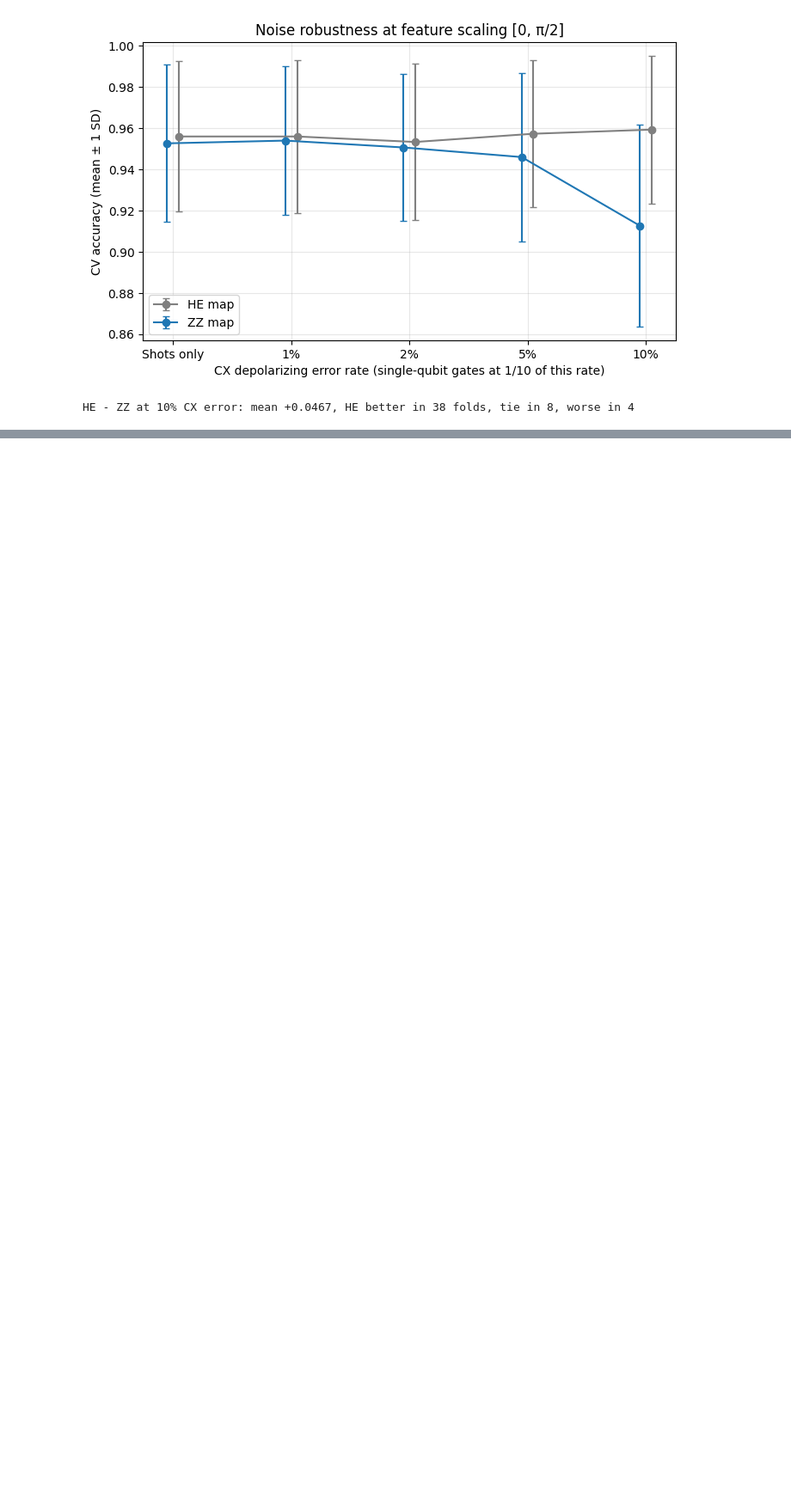
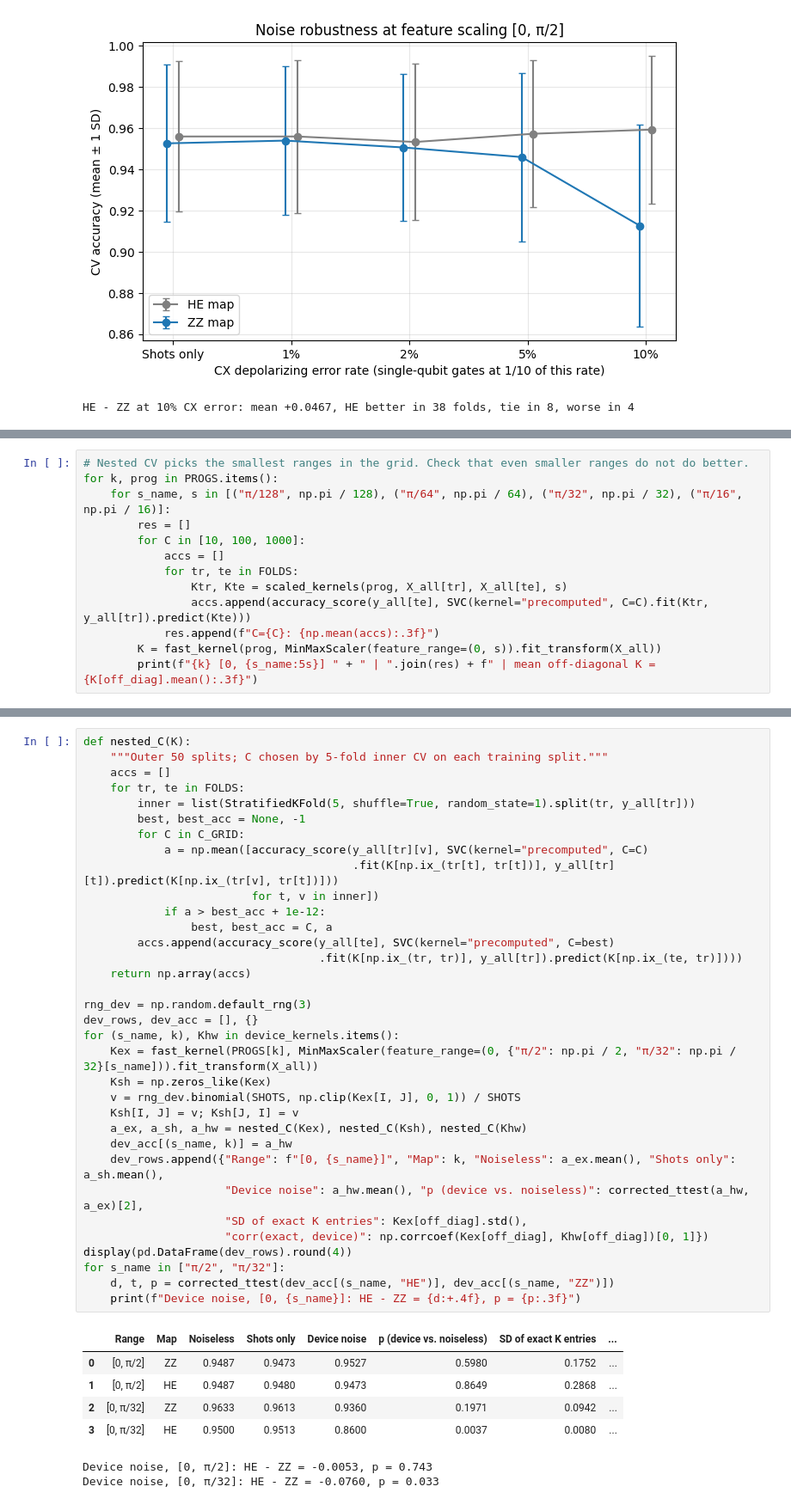
Before and after one commit to jonashih89-gif/Quantum-ML-project, a Jupyter notebook: QML_project.ipynb, the cells around one changed output, grey strips where cells are left out. Shown at 86% size. Cells and saved outputs as stored; diff of their text form; blank space fills up the shorter version.

```diff
--- a/QML_project.ipynb
+++ b/QML_project.ipynb
@@ -735,0 +858,13 @@ HE - ZZ at 10% CX error: mean +0.0467, HE better in 38 folds, tie in 8, worse in
+# %%
+# Nested CV picks the smallest ranges in the grid. Check that even smaller ranges do not do better.
+for k, prog in PROGS.items():
+    for s_name, s in [("π/128", np.pi / 128), ("π/64", np.pi / 64), ("π/32", np.pi / 32), ("π/16", np.pi / 16)]:
+        res = []
+        for C in [10, 100, 1000]:
+            accs = []
+            for tr, te in FOLDS:
+                Ktr, Kte = scaled_kernels(prog, X_all[tr], X_all[te], s)
+                accs.append(accuracy_score(y_all[te], SVC(kernel="precomputed", C=C).fit(Ktr, y_all[tr]).predict(Kte)))
+            res.append(f"C={C}: {np.mean(accs):.3f}")
+        K = fast_kernel(prog, MinMaxScaler(feature_range=(0, s)).fit_transform(X_all))
+        print(f"{k} [0, {s_name:5s}] " + " | ".join(res) + f" | mean off-diagonal K = {K[off_diag].mean():.3f}")
@@ -735,0 +960,42 @@ HE - ZZ at 10% CX error: mean +0.0467, HE better in 38 folds, tie in 8, worse in
+# %%
+def nested_C(K):
+    """Outer 50 splits; C chosen by 5-fold inner CV on each training split."""
+    accs = []
+    for tr, te in FOLDS:
+        inner = list(StratifiedKFold(5, shuffle=True, random_state=1).split(tr, y_all[tr]))
+        best, best_acc = None, -1
+        for C in C_GRID:
+            a = np.mean([accuracy_score(y_all[tr][v], SVC(kernel="precomputed", C=C)
+                                        .fit(K[np.ix_(tr[t], tr[t])], y_all[tr][t]).predict(K[np.ix_(tr[v], tr[t])]))
+                         for t, v in inner])
+            if a > best_acc + 1e-12:
+                best, best_acc = C, a
+        accs.append(accuracy_score(y_all[te], SVC(kernel="precomputed", C=best)
+                                   .fit(K[np.ix_(tr, tr)], y_all[tr]).predict(K[np.ix_(te, tr)])))
+    return np.array(accs)
+
+rng_dev = np.random.default_rng(3)
+dev_rows, dev_acc = [], {}
+for (s_name, k), Khw in device_kernels.items():
+    Kex = fast_kernel(PROGS[k], MinMaxScaler(feature_range=(0, {"π/2": np.pi / 2, "π/32": np.pi / 32}[s_name])).fit_transform(X_all))
+    Ksh = np.zeros_like(Kex)
+    v = rng_dev.binomial(SHOTS, np.clip(Kex[I, J], 0, 1)) / SHOTS
+    Ksh[I, J] = v; Ksh[J, I] = v
+    a_ex, a_sh, a_hw = nested_C(Kex), nested_C(Ksh), nested_C(Khw)
+    dev_acc[(s_name, k)] = a_hw
+    dev_rows.append({"Range": f"[0, {s_name}]", "Map": k, "Noiseless": a_ex.mean(), "Shots only": a_sh.mean(),
+                     "Device noise": a_hw.mean(), "p (device vs. noiseless)": corrected_ttest(a_hw, a_ex)[2],
+                     "SD of exact K entries": Kex[off_diag].std(),
+                     "corr(exact, device)": np.corrcoef(Kex[off_diag], Khw[off_diag])[0, 1]})
+display(pd.DataFrame(dev_rows).round(4))
+for s_name in ["π/2", "π/32"]:
+    d, t, p = corrected_ttest(dev_acc[(s_name, "HE")], dev_acc[(s_name, "ZZ")])
+    print(f"Device noise, [0, {s_name}]: HE - ZZ = {d:+.4f}, p = {p:.3f}")
+# %% [output]
+|  | Range | Map | Noiseless | Shots only | Device noise | p (device vs. noiseless) | SD of exact K entries | ... |
+| 0 | [0, π/2] | ZZ | 0.9487 | 0.9473 | 0.9527 | 0.5980 | 0.1752 | ... |
+| 1 | [0, π/2] | HE | 0.9487 | 0.9480 | 0.9473 | 0.8649 | 0.2868 | ... |
+| 2 | [0, π/32] | ZZ | 0.9633 | 0.9613 | 0.9360 | 0.1971 | 0.0942 | ... |
+| 3 | [0, π/32] | HE | 0.9500 | 0.9513 | 0.8600 | 0.0037 | 0.0080 | ... |
+Device noise, [0, π/2]: HE - ZZ = -0.0053, p = 0.743
+Device noise, [0, π/32]: HE - ZZ = -0.0760, p = 0.033
```
Also changed, not shown: parts of 15 cells of this notebook.
